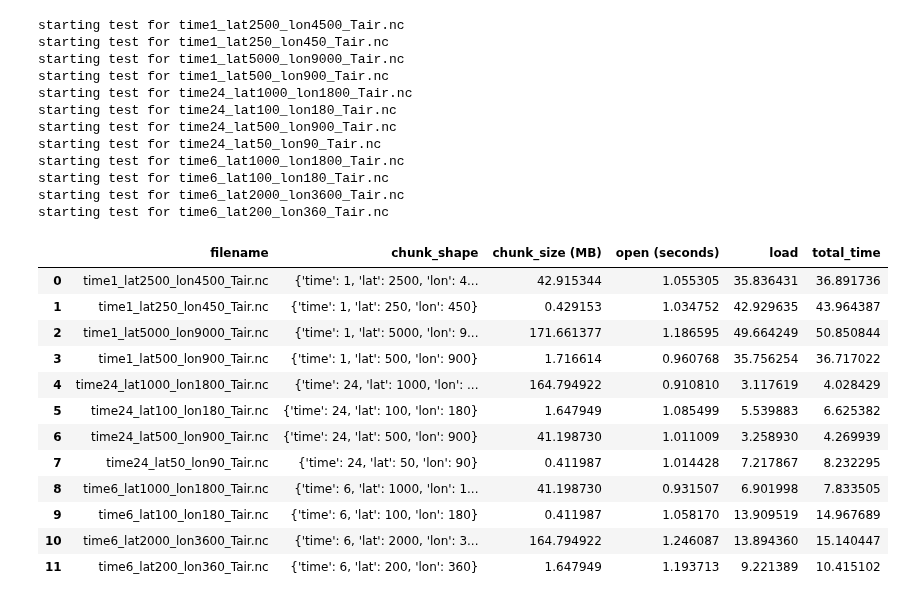
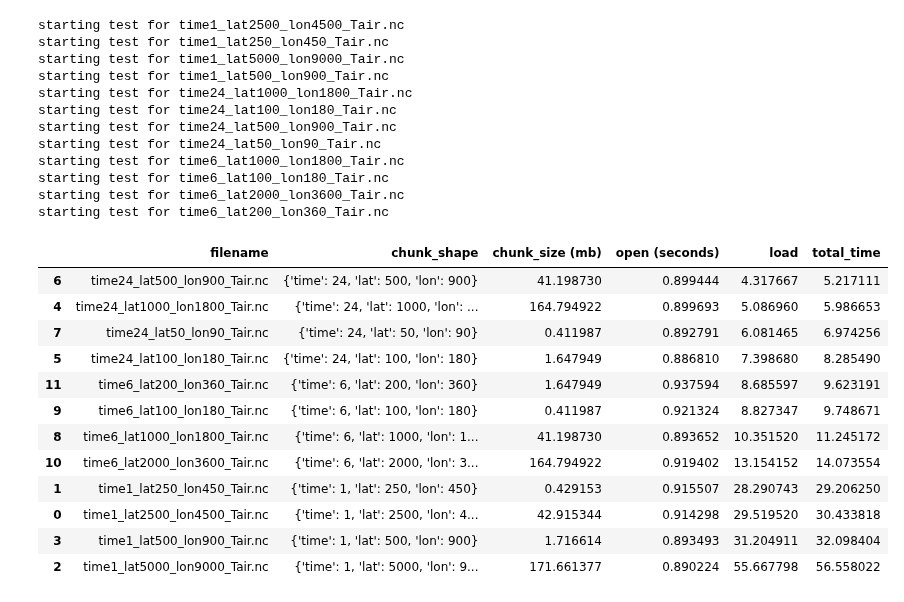
Before and after one commit to NASA-IMPACT/veda-odd, a Jupyter notebook: nldas_benchmarking/02_tests/timeseries_test.ipynb, the cells around one changed output. Cells and saved outputs as stored; diff of their text form; code cells hidden in the pictures.

```diff
--- a/nldas_benchmarking/02_tests/timeseries_test.ipynb
+++ b/nldas_benchmarking/02_tests/timeseries_test.ipynb
@@ -5,7 +8,7 @@ from IPython.display import display, HTML
 
 import test_helpers
 # %%
-s3fsfs = s3fs.S3FileSystem()
+s3fsfs = s3fs.S3FileSystem(default_fill_cache=False)
 test_files = test_helpers.list_test_files(s3fsfs)
 # %% [markdown]
 # 0.01 degree x 0.01 degree timeseries
@@ -121,18 +124,18 @@ starting test for time6_lat100_lon180_Tair.nc
 starting test for time6_lat2000_lon3600_Tair.nc
 starting test for time6_lat200_lon360_Tair.nc
 # %%
-pd.DataFrame(open_and_load_times)
+pd.DataFrame(open_and_load_times).sort_values(by='total_time')
 # %% [output]
-|  | filename | chunk_shape | chunk_size (MB) | open (seconds) | load | total_time |
-| 0 | time1_lat2500_lon4500_Tair.nc | {'time': 1, 'lat': 2500, 'lon': 4... | 42.915344 | 1.055305 | 35.836431 | 36.891736 |
-| 1 | time1_lat250_lon450_Tair.nc | {'time': 1, 'lat': 250, 'lon': 450} | 0.429153 | 1.034752 | 42.929635 | 43.964387 |
-| 2 | time1_lat5000_lon9000_Tair.nc | {'time': 1, 'lat': 5000, 'lon': 9... | 171.661377 | 1.186595 | 49.664249 | 50.850844 |
-| 3 | time1_lat500_lon900_Tair.nc | {'time': 1, 'lat': 500, 'lon': 900} | 1.716614 | 0.960768 | 35.756254 | 36.717022 |
-| 4 | time24_lat1000_lon1800_Tair.nc | {'time': 24, 'lat': 1000, 'lon': ... | 164.794922 | 0.910810 | 3.117619 | 4.028429 |
-| 5 | time24_lat100_lon180_Tair.nc | {'time': 24, 'lat': 100, 'lon': 180} | 1.647949 | 1.085499 | 5.539883 | 6.625382 |
-| 6 | time24_lat500_lon900_Tair.nc | {'time': 24, 'lat': 500, 'lon': 900} | 41.198730 | 1.011009 | 3.258930 | 4.269939 |
-| 7 | time24_lat50_lon90_Tair.nc | {'time': 24, 'lat': 50, 'lon': 90} | 0.411987 | 1.014428 | 7.217867 | 8.232295 |
-| 8 | time6_lat1000_lon1800_Tair.nc | {'time': 6, 'lat': 1000, 'lon': 1... | 41.198730 | 0.931507 | 6.901998 | 7.833505 |
-| 9 | time6_lat100_lon180_Tair.nc | {'time': 6, 'lat': 100, 'lon': 180} | 0.411987 | 1.058170 | 13.909519 | 14.967689 |
-| 10 | time6_lat2000_lon3600_Tair.nc | {'time': 6, 'lat': 2000, 'lon': 3... | 164.794922 | 1.246087 | 13.894360 | 15.140447 |
-| 11 | time6_lat200_lon360_Tair.nc | {'time': 6, 'lat': 200, 'lon': 360} | 1.647949 | 1.193713 | 9.221389 | 10.415102 |
+|  | filename | chunk_shape | chunk_size (mb) | open (seconds) | load | total_time |
+| 6 | time24_lat500_lon900_Tair.nc | {'time': 24, 'lat': 500, 'lon': 900} | 41.198730 | 0.899444 | 4.317667 | 5.217111 |
+| 4 | time24_lat1000_lon1800_Tair.nc | {'time': 24, 'lat': 1000, 'lon': ... | 164.794922 | 0.899693 | 5.086960 | 5.986653 |
+| 7 | time24_lat50_lon90_Tair.nc | {'time': 24, 'lat': 50, 'lon': 90} | 0.411987 | 0.892791 | 6.081465 | 6.974256 |
+| 5 | time24_lat100_lon180_Tair.nc | {'time': 24, 'lat': 100, 'lon': 180} | 1.647949 | 0.886810 | 7.398680 | 8.285490 |
+| 11 | time6_lat200_lon360_Tair.nc | {'time': 6, 'lat': 200, 'lon': 360} | 1.647949 | 0.937594 | 8.685597 | 9.623191 |
+| 9 | time6_lat100_lon180_Tair.nc | {'time': 6, 'lat': 100, 'lon': 180} | 0.411987 | 0.921324 | 8.827347 | 9.748671 |
+| 8 | time6_lat1000_lon1800_Tair.nc | {'time': 6, 'lat': 1000, 'lon': 1... | 41.198730 | 0.893652 | 10.351520 | 11.245172 |
+| 10 | time6_lat2000_lon3600_Tair.nc | {'time': 6, 'lat': 2000, 'lon': 3... | 164.794922 | 0.919402 | 13.154152 | 14.073554 |
+| 1 | time1_lat250_lon450_Tair.nc | {'time': 1, 'lat': 250, 'lon': 450} | 0.429153 | 0.915507 | 28.290743 | 29.206250 |
+| 0 | time1_lat2500_lon4500_Tair.nc | {'time': 1, 'lat': 2500, 'lon': 4... | 42.915344 | 0.914298 | 29.519520 | 30.433818 |
+| 3 | time1_lat500_lon900_Tair.nc | {'time': 1, 'lat': 500, 'lon': 900} | 1.716614 | 0.893493 | 31.204911 | 32.098404 |
+| 2 | time1_lat5000_lon9000_Tair.nc | {'time': 1, 'lat': 5000, 'lon': 9... | 171.661377 | 0.890224 | 55.667798 | 56.558022 |
```
Also changed, not shown: parts of 3 cells of this notebook, 6 other files.
